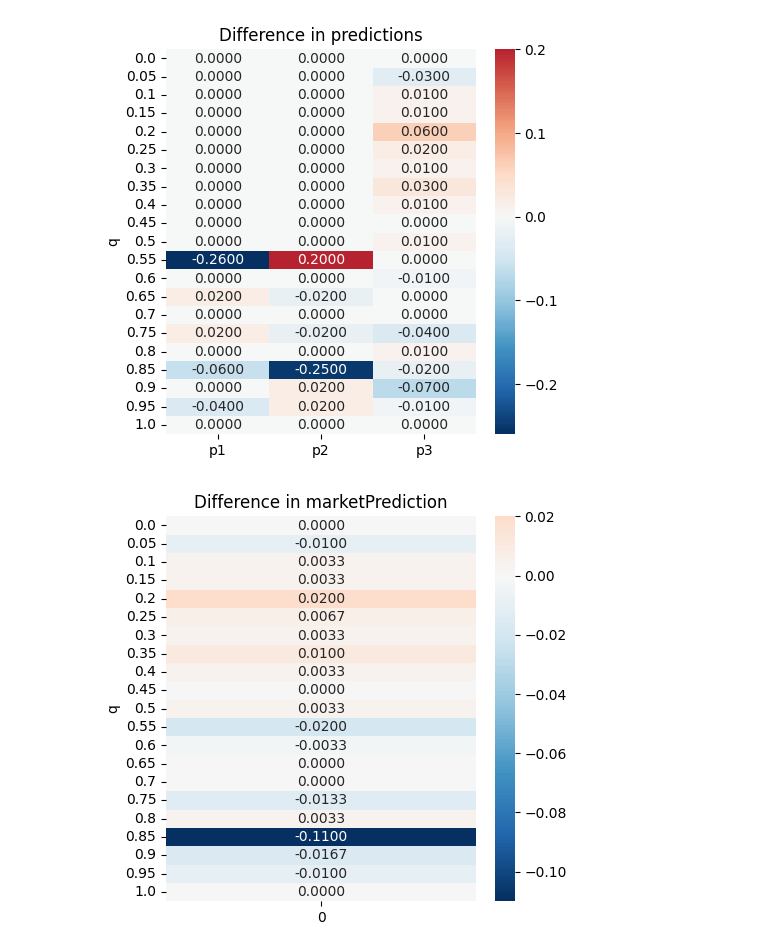
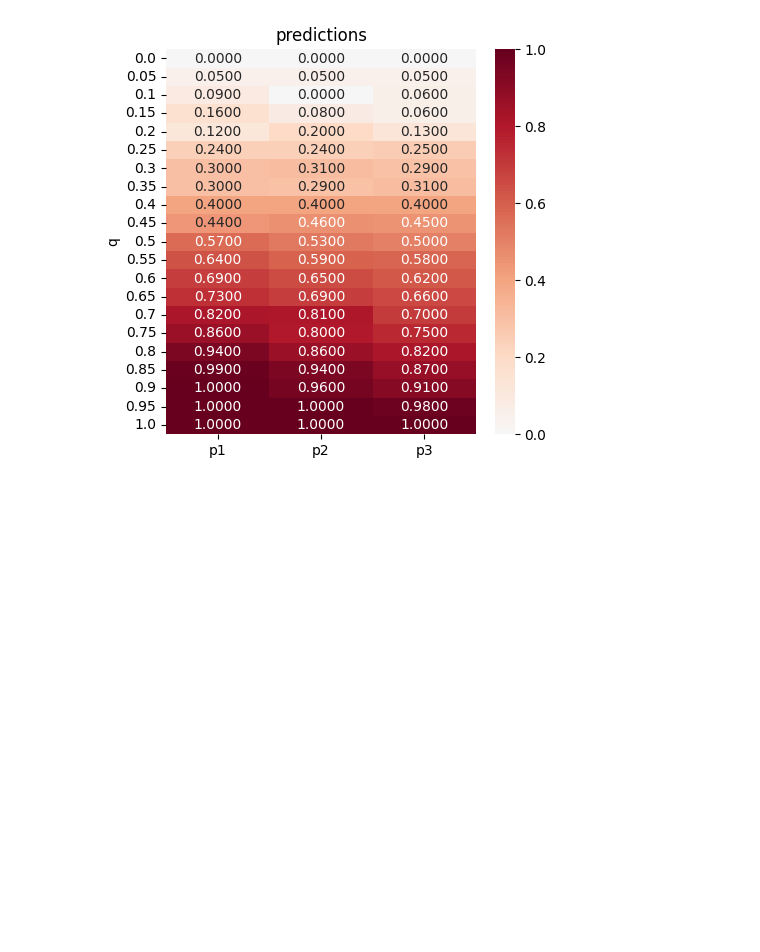
Before and after one commit to mmiguerodriguez/prediction-markets, a Jupyter notebook: investigation/diff.ipynb, the cells around one changed output. Saved outputs shown, nothing was run; the diff lists cells and outputs as text; code cells hidden in the pictures; blank space fills up the shorter version.

Commit message:
extra logs and better notebook for results

```diff
--- a/investigation/diff.ipynb
+++ b/investigation/diff.ipynb
@@ -11,7 +11,7 @@ def plot_heatmap(df, title):
   plt.title(title)
   plt.show()
 
-def showDiff(file1, file2, variable):
+def show_diff(file1, file2, variable):
   def get_nested_attr(data, attr):
     keys = attr.split('.')
     for key in keys:
@@ -44,10 +44,25 @@ def showDiff(file1, file2, variable):
   res_diff_df.insert(0, 'q', q_values)
 
   plot_heatmap(res_diff_df, f'Difference in {variable}')
+
+def show(file, variable):
+  def get_nested_attr(data, attr):
+    keys = attr.split('.')
+    for key in keys:
+        data = data[key]
+    return data
+
+  with open(f'../results/{file}.json') as f1:
+    data = json.load(f1)
+
+  res = np.array(get_nested_attr(data, variable))
+  cols = [f'p{i}' for i in range(1, data['config']['n'] + 1)]
+
+  is2D = res.ndim == 2
+  res = pd.DataFrame(res, columns=cols) if is2D else pd.DataFrame(res)
+
+  q_values = np.arange(0, 1.05, data["config"]["deltaQ"]) # round to 2 digits
+  q_values = [round(q, 2) for q in q_values]
+
+  res.insert(0, 'q', q_values)
+  plot_heatmap(res, f'{variable}')
-# %%
-showDiff('1738621030', '1738621460', 'predictions')
-showDiff('1738621030', '1738621460', 'finalPrediction')
-showDiff('1738621030', '1738621460', 'marketPrediction')
-# %% [output]
-[figure, removed]
-[figure, removed]
@@ -53,0 +74,4 @@ showDiff('1738621030', '1738621460', 'marketPrediction')
+# %%
+show('09.02.25/3_brier_equal_mvr', 'predictions')
+# %% [output]
+[figure, added]
```
Also changed, not shown: parts of 1 cell of this notebook, 3 other files.
